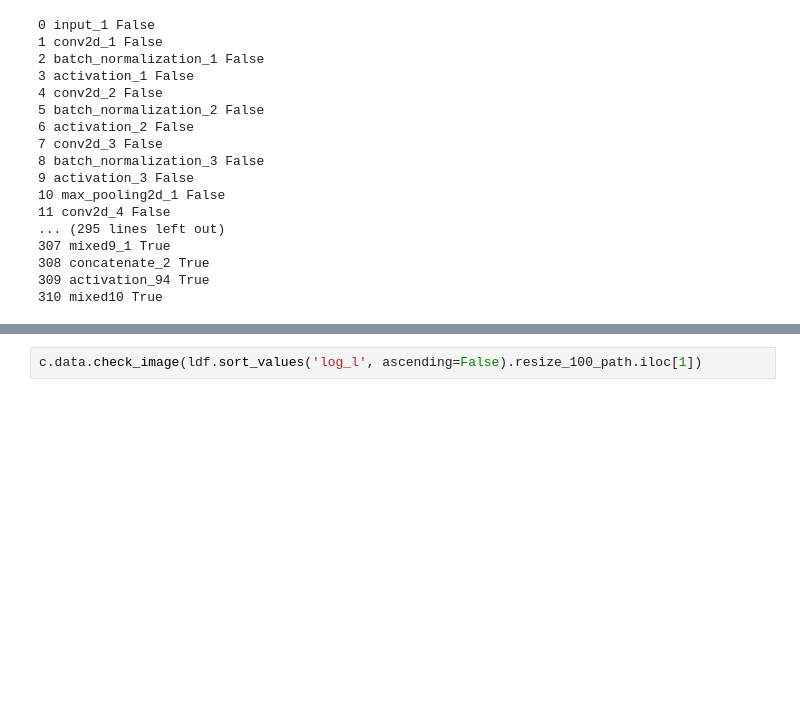
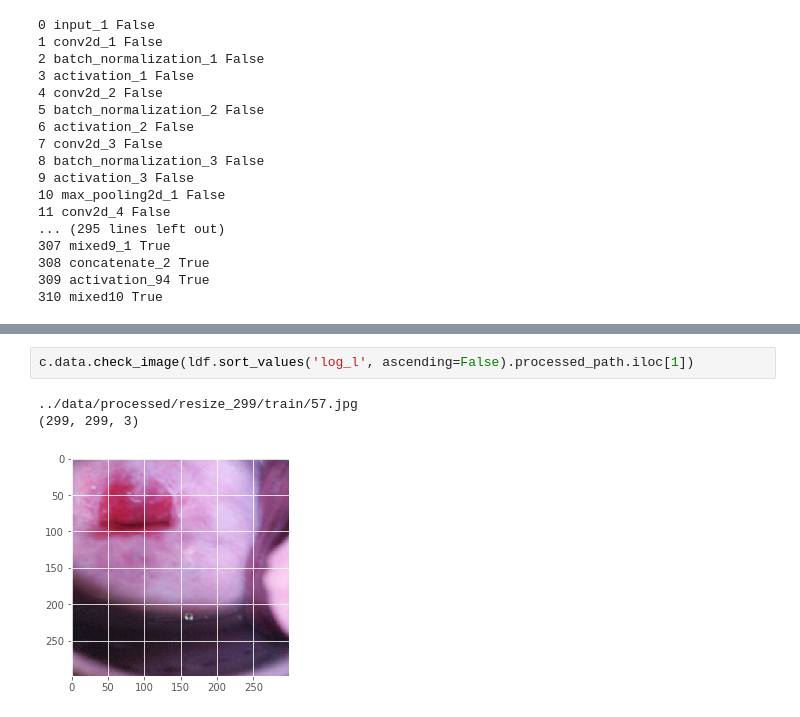
Before and after one commit to DBCerigo/kaggle-cervix, a Jupyter notebook: dbc/V3_just_top_layer+top2_inceptionblocks_SGD.ipynb, the cells around one changed output, grey strips where cells are left out. Cells and saved outputs as stored; diff of their text form; blank space fills up the shorter version.

```diff
--- a/dbc/V3_just_top_layer+top2_inceptionblocks_SGD.ipynb
+++ b/dbc/V3_just_top_layer+top2_inceptionblocks_SGD.ipynb
@@ -153,4 +244,8 @@ c.data.check_image(ldf.sort_values('log_l', ascending=False).path.iloc[1])
 # %%
-c.data.check_image(ldf.sort_values('log_l', ascending=False).resize_100_path.iloc[1])
+c.data.check_image(ldf.sort_values('log_l', ascending=False).processed_path.iloc[1])
+# %% [output]
+../data/processed/resize_299/train/57.jpg
+(299, 299, 3)
+[figure, added]
 # %%
 c.data.check_image(ldf.sort_values('log_l', ascending=False).path.iloc[3])
```
Also changed, not shown: parts of 16 cells of this notebook.
